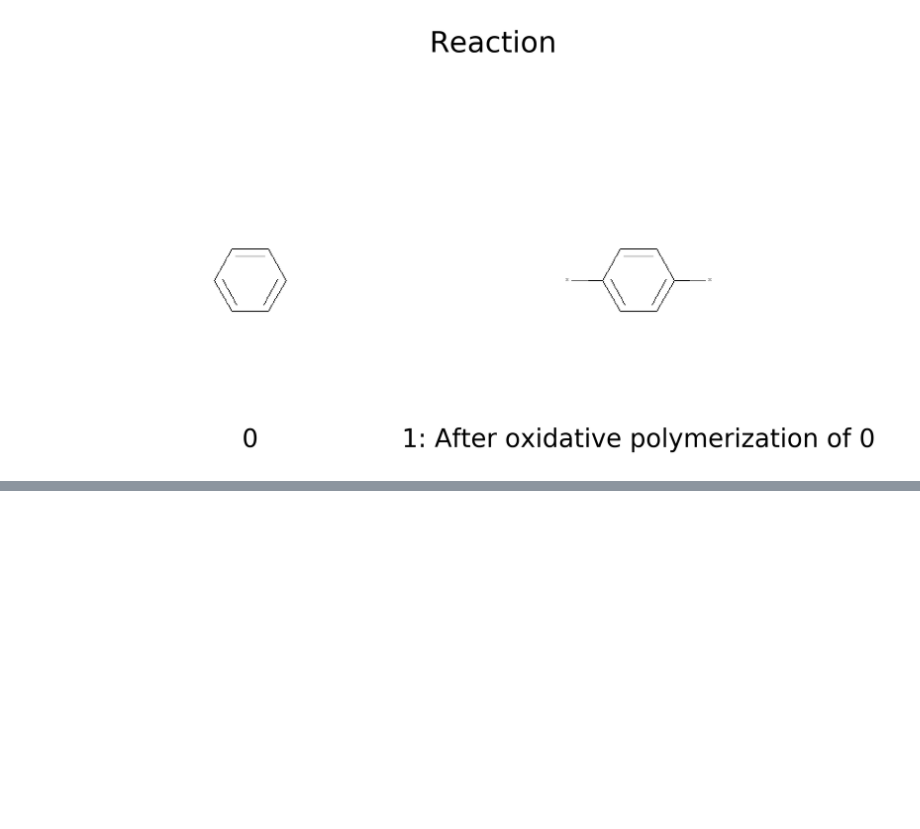
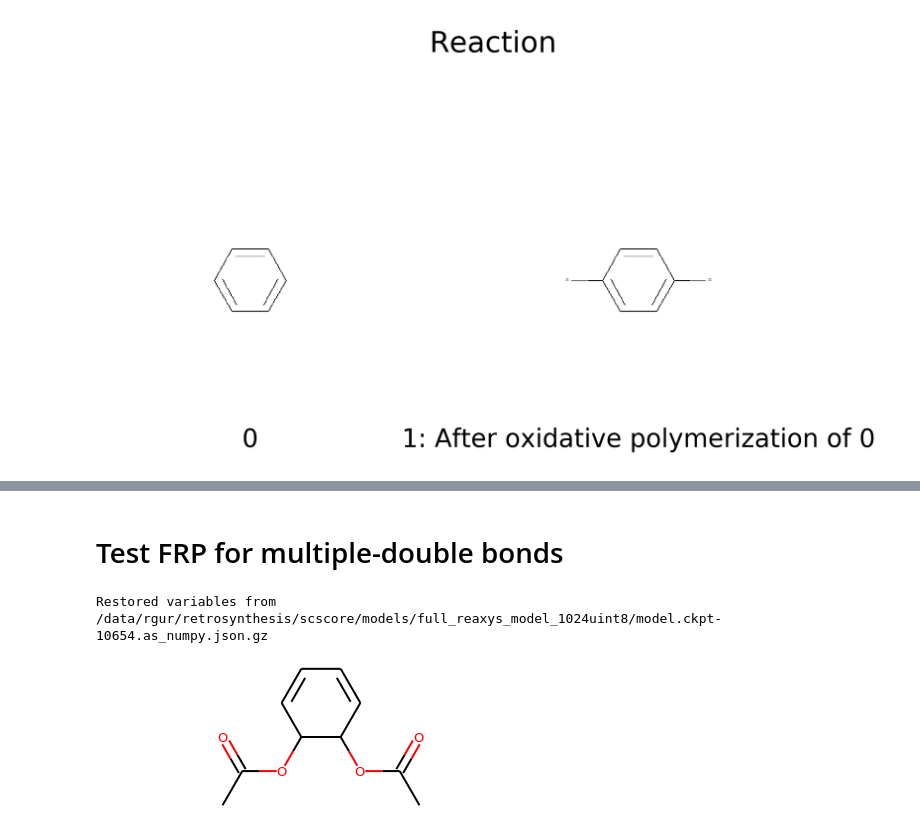
Before and after one commit to rishigurnani/hMOFs-Snurr, a Jupyter notebook: fall20_mse_8803_3.ipynb, the cells around one changed output, grey strips where cells are left out. Saved outputs shown, nothing was run; the diff lists cells and outputs as text; code cells hidden in the pictures; blank space fills up the shorter version.

```diff
--- a/fall20_mse_8803_3.ipynb
+++ b/fall20_mse_8803_3.ipynb
@@ -983,0 +1013,8 @@ out[0].DrawSteps()
+# %% [markdown]
+# Test FRP for multiple-double bonds
+# %%
+importlib.reload(retro)
+retro.frp_depolymerize(ru.mol_without_atom_index(out[9]))[0]
+# %% [output]
+Restored variables from /data/rgur/retrosynthesis/scscore/models/full_reaxys_model_1024uint8/model.ckpt-10654.as_numpy.json.gz
+[figure, added]
```
Also changed, not shown: parts of 10 cells of this notebook, 1 other file.
